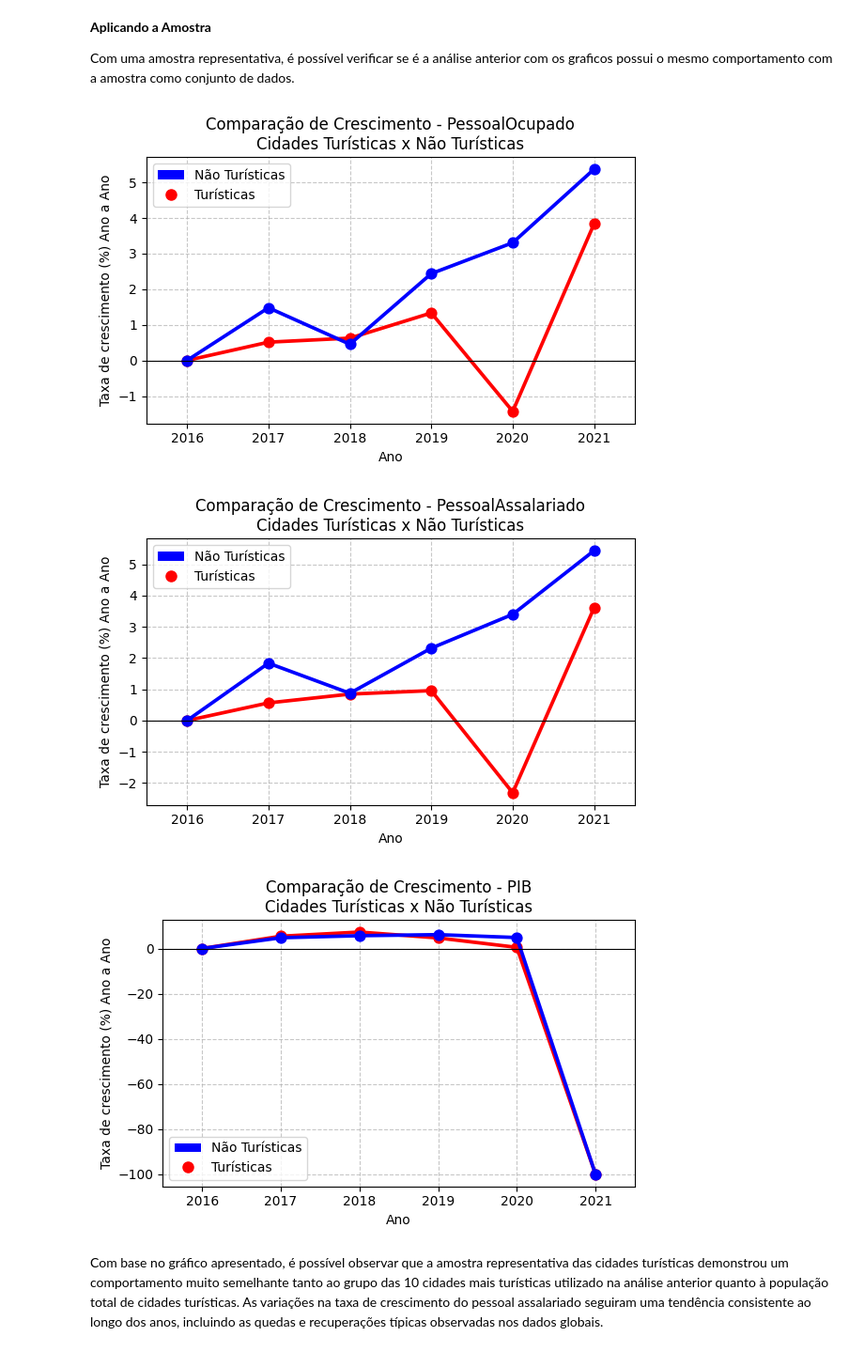
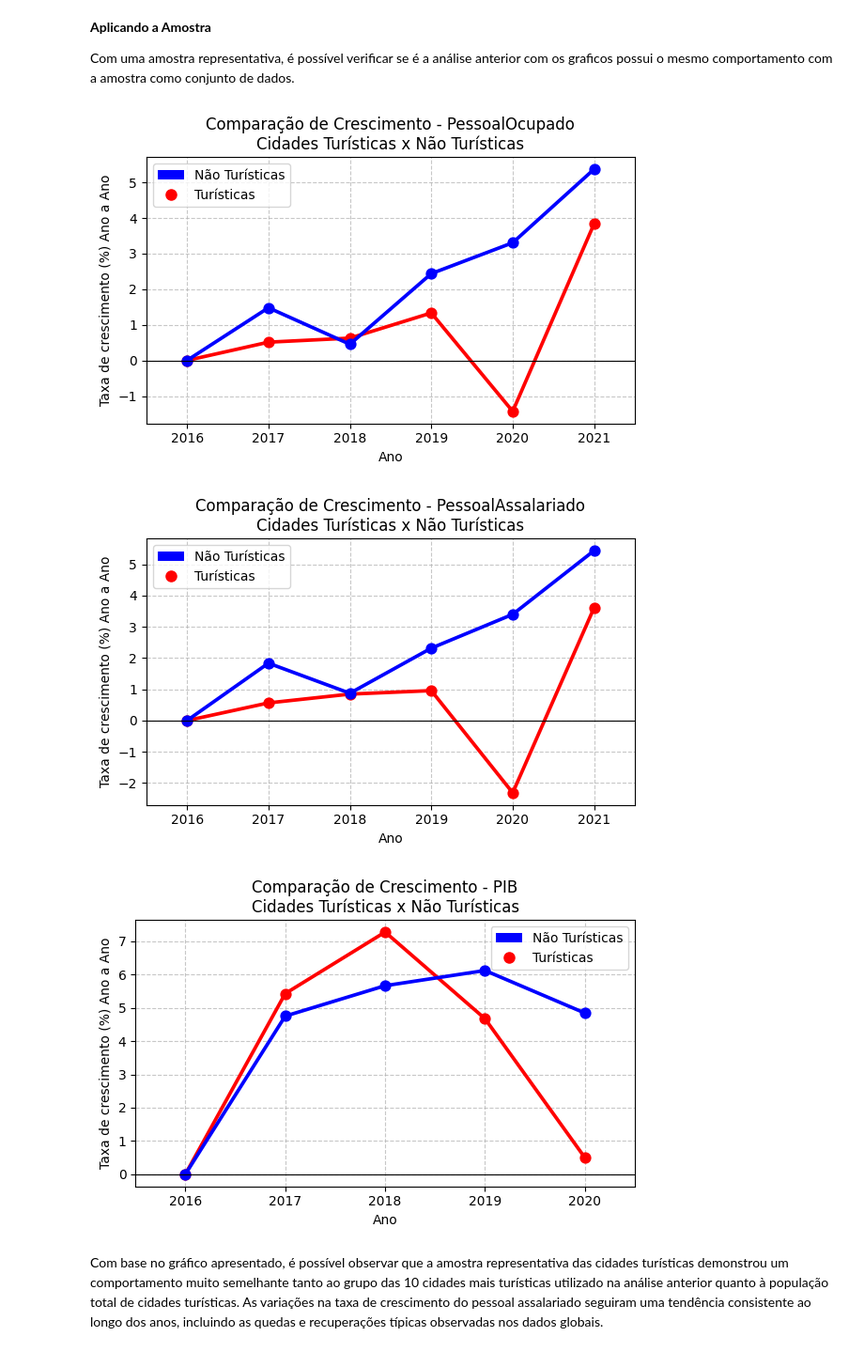
Before and after one commit to amandacmelo/Projeto-Ciencia-de-Dados, a Jupyter notebook: Inferência Estatística e Regras de Associação/Inferência_Estatística_e_Regras_de_Associação_Cidades_Turisticas.ipynb, the cells around one changed output. Shown: that part at 94% size. Cells and saved outputs as stored; diff of their text form; code cells hidden in the pictures.

```diff
--- a/Inferência Estatística e Regras de Associação/Inferência_Estatística_e_Regras_de_Associação_Cidades_Turisticas.ipynb
+++ b/Inferência Estatística e Regras de Associação/Inferência_Estatística_e_Regras_de_Associação_Cidades_Turisticas.ipynb
@@ -203,14 +203,16 @@ import seaborn as sns
 from matplotlib.patches import Patch
 from matplotlib.lines import Line2D
 
-import random
-
-dados = dados[dados["Ano"].isin([2016,2017, 2018, 2019, 2020, 2021])]
+dados = dados[dados["Ano"].isin([2016, 2017, 2018, 2019, 2020, 2021])]
 
 for tipo in ["PessoalOcupado", "PessoalAssalariado", "PIB"]:
 
     dados_turisticos = dados[dados["Municipio"].isin(amostra_2["Municipio"])]
     dados_normais = dados[~dados["Municipio"].isin(amostra_2["Municipio"])]
+
+    if tipo == "PIB":
+        dados_turisticos = dados_turisticos[dados_turisticos["Ano"] != 2021]
+        dados_normais = dados_normais[dados_normais["Ano"] != 2021]
 
     dados_turisticos = dados_turisticos.groupby("Ano")[tipo].sum().reset_index()
     dados_normais = dados_normais.groupby("Ano")[tipo].sum().reset_index()
@@ -222,34 +224,34 @@ for tipo in ["PessoalOcupado", "PessoalAssalariado", "PIB"]:
         diferencas_turisticos.append(x)
     dados_turisticos["DiferencaAnoAnterior"] = diferencas_turisticos
 
     valores_normais = list(dados_normais[tipo])
     diferencas_normais = [0]
     for i in range(1, len(valores_normais)):
         x = (((valores_normais[i] - valores_normais[i - 1]) / valores_normais[i - 1]) * 100)
         diferencas_normais.append(x)
     dados_normais["DiferencaAnoAnterior"] = diferencas_normais
 
     fig, ax1 = plt.subplots(figsize=(6, 4))
     sns.pointplot(data=dados_turisticos, x="Ano", y="DiferencaAnoAnterior", color="red", ax=ax1, label="Turísticas")
     sns.pointplot(data=dados_normais, x="Ano", y="DiferencaAnoAnterior", color="blue", ax=ax1, label="Não Turísticas")
 
     ax1.set_ylabel("Taxa de crescimento (%) Ano a Ano")
     ax1.set_title(f"Comparação de Crescimento - {tipo}\nCidades Turísticas x Não Turísticas")
     ax1.axhline(0, color="black", linewidth=0.8)
     ax1.grid(True, linestyle="--", alpha=0.7)
 
     legend_elements = [
         Patch(facecolor='blue', label='Não Turísticas'),
         Line2D([0], [0], marker='o', color='red', label='Turísticas', linestyle='', markersize=8)
     ]
     ax1.legend(handles=legend_elements)
 
     plt.tight_layout()
     plt.show()
 # %% [output]
 [figure]
 [figure]
-[figure, old version]
+[figure, new version]
 # %% [markdown]
 Com base no gráfico apresentado, é possível observar que a amostra representativa das cidades turísticas demonstrou um comportamento muito semelhante tanto ao grupo das 10 cidades mais turísticas utilizado na análise anterior quanto à população total de cidades turísticas. As variações na taxa de crescimento do pessoal assalariado seguiram uma tendência consistente ao longo dos anos, incluindo as quedas e recuperações típicas observadas nos dados globais.
 # %% [markdown]
```
Also changed, not shown: parts of 2 cells of this notebook.
